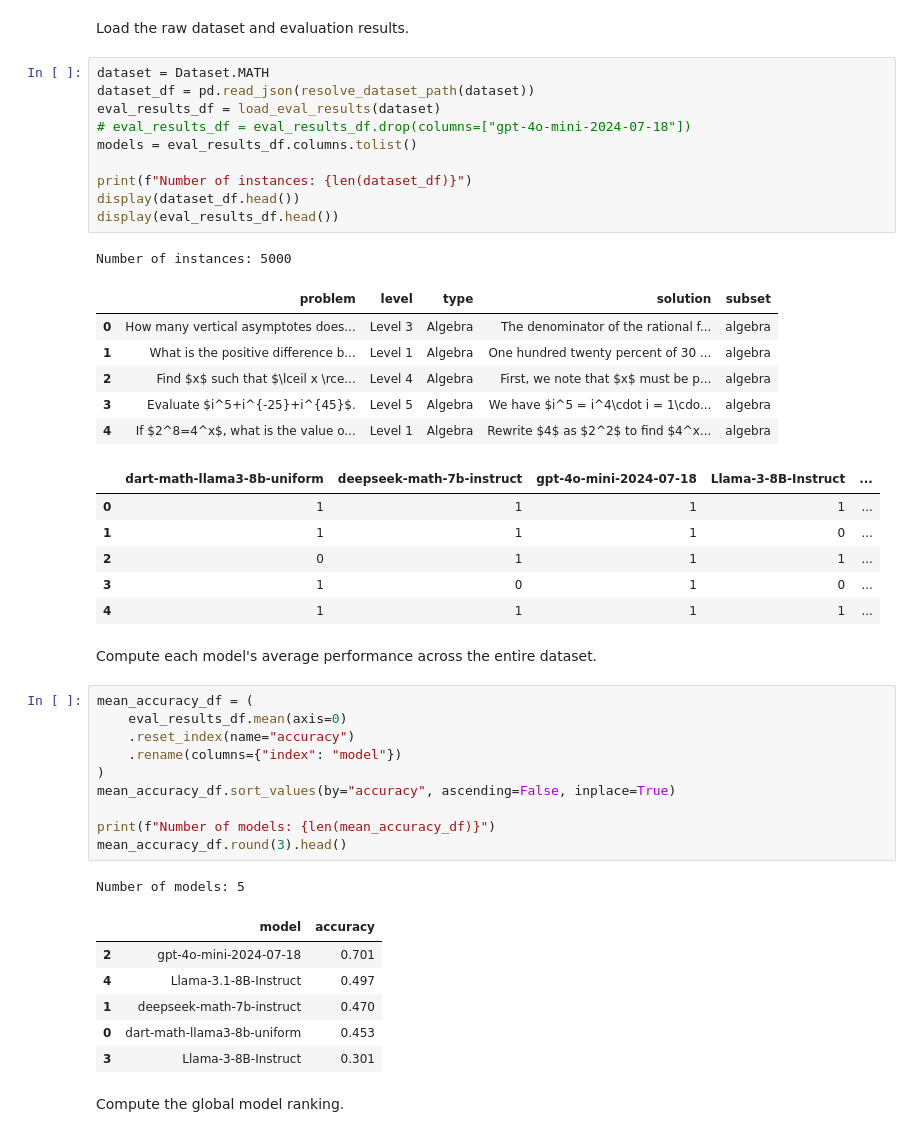
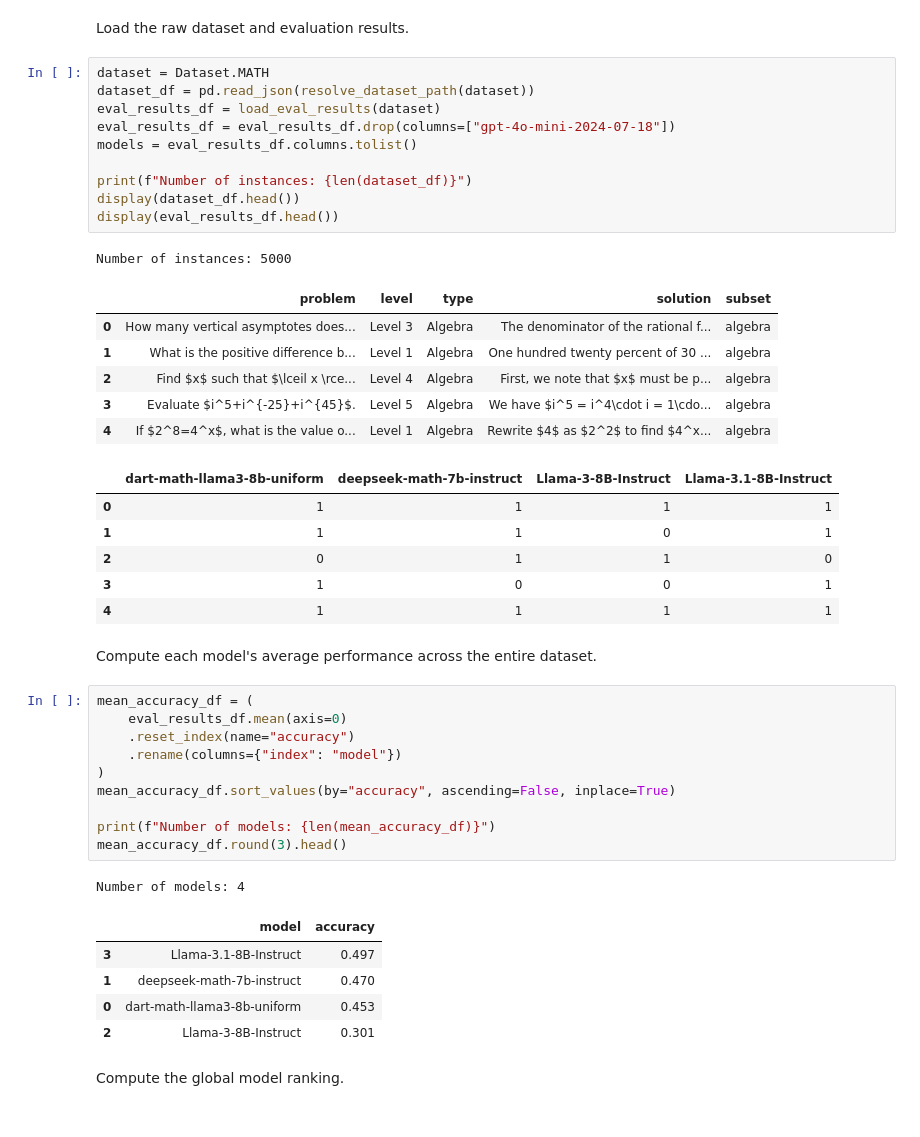
Before and after one commit to mpg05883/EvalTree, a Jupyter notebook: subset_analysis.ipynb, the cells around one changed output. Cells and saved outputs as stored; diff of their text form.

```diff
--- a/subset_analysis.ipynb
+++ b/subset_analysis.ipynb
@@ -222,27 +218,27 @@ Load the raw dataset and evaluation results.
 # %%
 dataset = Dataset.MATH
 dataset_df = pd.read_json(resolve_dataset_path(dataset))
 eval_results_df = load_eval_results(dataset)
-# eval_results_df = eval_results_df.drop(columns=["gpt-4o-mini-2024-07-18"])
+eval_results_df = eval_results_df.drop(columns=["gpt-4o-mini-2024-07-18"])
 models = eval_results_df.columns.tolist()
 
 print(f"Number of instances: {len(dataset_df)}")
 display(dataset_df.head())
 display(eval_results_df.head())
 # %% [output]
 Number of instances: 5000
 |  | problem | level | type | solution | subset |
 | 0 | How many vertical asymptotes does... | Level 3 | Algebra | The denominator of the rational f... | algebra |
 | 1 | What is the positive difference b... | Level 1 | Algebra | One hundred twenty percent of 30 ... | algebra |
 | 2 | Find $x$ such that $\lceil x \rce... | Level 4 | Algebra | First, we note that $x$ must be p... | algebra |
 | 3 | Evaluate $i^5+i^{-25}+i^{45}$. | Level 5 | Algebra | We have $i^5 = i^4\cdot i = 1\cdo... | algebra |
 | 4 | If $2^8=4^x$, what is the value o... | Level 1 | Algebra | Rewrite $4$ as $2^2$ to find $4^x... | algebra |
-|  | dart-math-llama3-8b-uniform | deepseek-math-7b-instruct | gpt-4o-mini-2024-07-18 | Llama-3-8B-Instruct | ... |
-| 0 | 1 | 1 | 1 | 1 | ... |
-| 1 | 1 | 1 | 1 | 0 | ... |
-| 2 | 0 | 1 | 1 | 1 | ... |
-| 3 | 1 | 0 | 1 | 0 | ... |
-| 4 | 1 | 1 | 1 | 1 | ... |
+|  | dart-math-llama3-8b-uniform | deepseek-math-7b-instruct | Llama-3-8B-Instruct | Llama-3.1-8B-Instruct |
+| 0 | 1 | 1 | 1 | 1 |
+| 1 | 1 | 1 | 0 | 1 |
+| 2 | 0 | 1 | 1 | 0 |
+| 3 | 1 | 0 | 0 | 1 |
+| 4 | 1 | 1 | 1 | 1 |
 # %% [markdown]
 Compute each model's average performance across the entire dataset.
 # %%
@@ -256,13 +252,12 @@ mean_accuracy_df.sort_values(by="accuracy", ascending=False, inplace=True)
 print(f"Number of models: {len(mean_accuracy_df)}")
 mean_accuracy_df.round(3).head()
 # %% [output]
-Number of models: 5
+Number of models: 4
 |  | model | accuracy |
-| 2 | gpt-4o-mini-2024-07-18 | 0.701 |
-| 4 | Llama-3.1-8B-Instruct | 0.497 |
+| 3 | Llama-3.1-8B-Instruct | 0.497 |
 | 1 | deepseek-math-7b-instruct | 0.470 |
 | 0 | dart-math-llama3-8b-uniform | 0.453 |
-| 3 | Llama-3-8B-Instruct | 0.301 |
+| 2 | Llama-3-8B-Instruct | 0.301 |
 # %% [markdown]
 Compute the global model ranking.
 # %%
```
Also changed, not shown: parts of 7 cells of this notebook, 5 other files.
